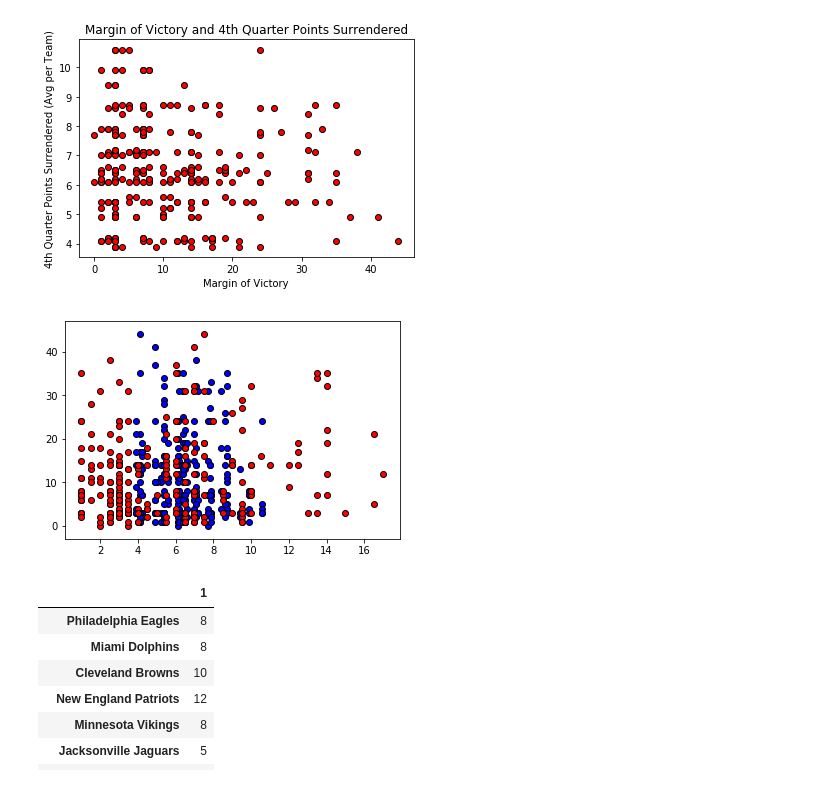
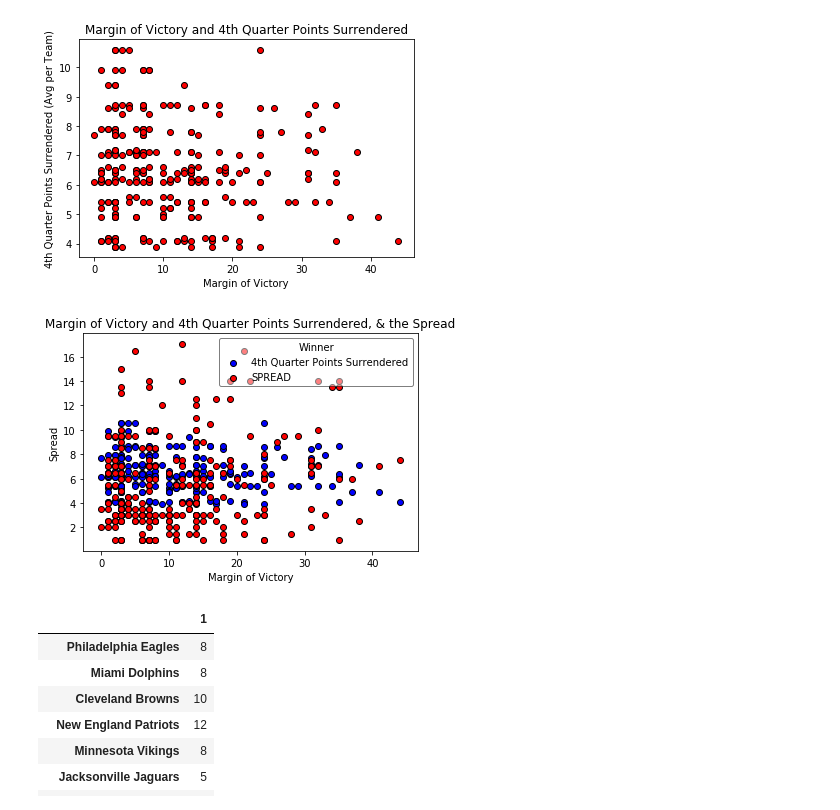
Before and after one commit to allamass95/nfl_spreads, a Jupyter notebook: Total_Offense_and_Total_Defense.ipynb, the cells around one changed output. Cells and saved outputs as stored; diff of their text form; code cells hidden in the pictures.

```diff
--- a/Total_Offense_and_Total_Defense.ipynb
+++ b/Total_Offense_and_Total_Defense.ipynb
@@ -340,12 +340,20 @@ plt.show()
 # %% [output]
 [figure]
 # %%
-plt.scatter(Q,MGN,marker="o", facecolors="blue", edgecolors="black")
-plt.scatter(SPREAD,MGN,marker="o", facecolors="red", edgecolors="black")
+plt.scatter(MGN,Q,marker="o", facecolors="blue", edgecolors="black")
+plt.scatter(MGN,SPREAD,marker="o", facecolors="red", edgecolors="black")
+plt.title("Margin of Victory and 4th Quarter Points Surrendered, & the Spread")
+plt.xlabel("Margin of Victory")
+plt.ylabel("Spread")
+legend = plt.legend(title="Winner")
+frame = legend.get_frame() #sets up for color, edge, and transparency
+frame.set_facecolor('white') #color of legend
+frame.set_edgecolor('black') #edge color of legend
+frame.set_alpha(.5) #deals with transparency
 plt.savefig("Images/Spread_Margin_Clutch.png")
 plt.show()
 # %% [output]
-[figure, old version]
+[figure, new version]
 # %%
 from collections import Counter
 
```
Also changed, not shown: 8 other files.
